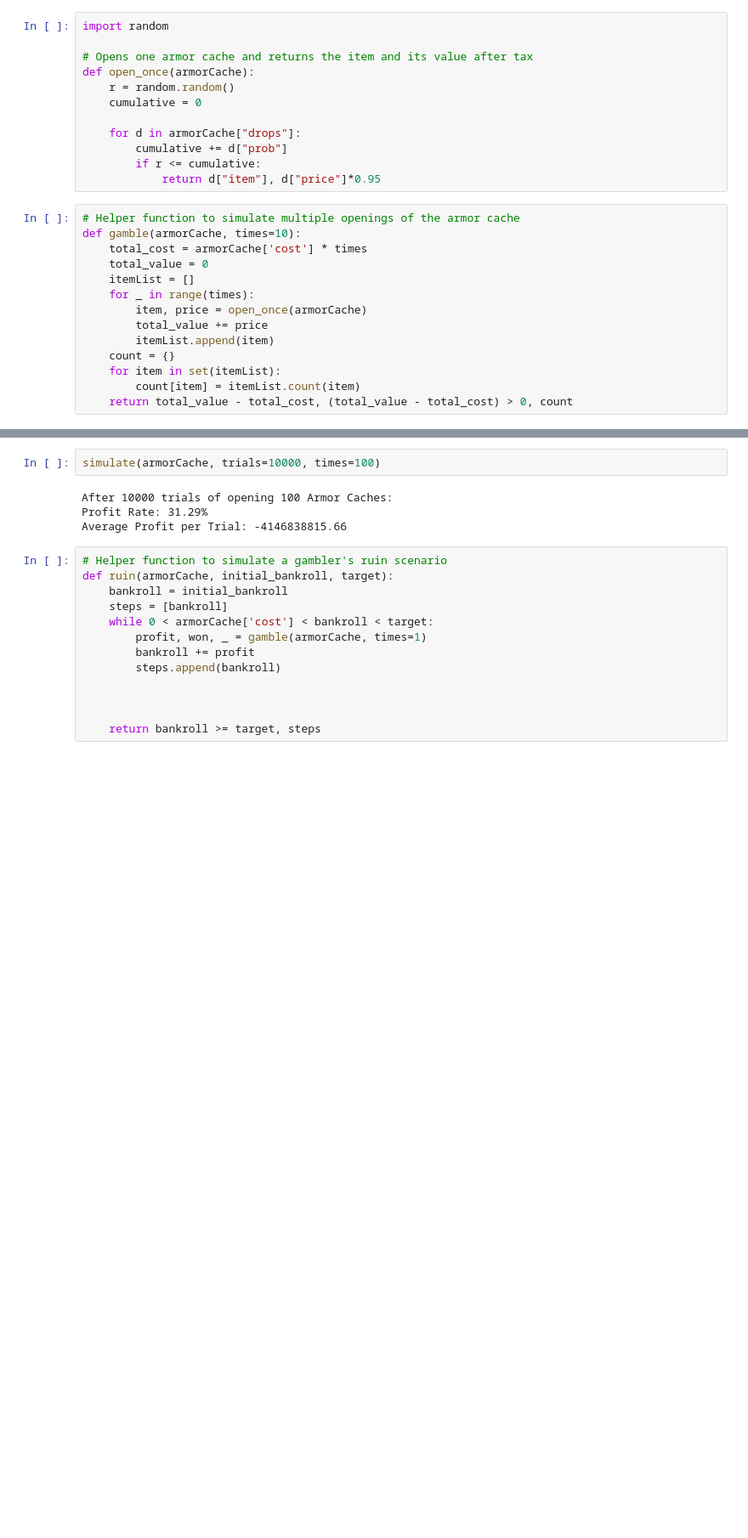
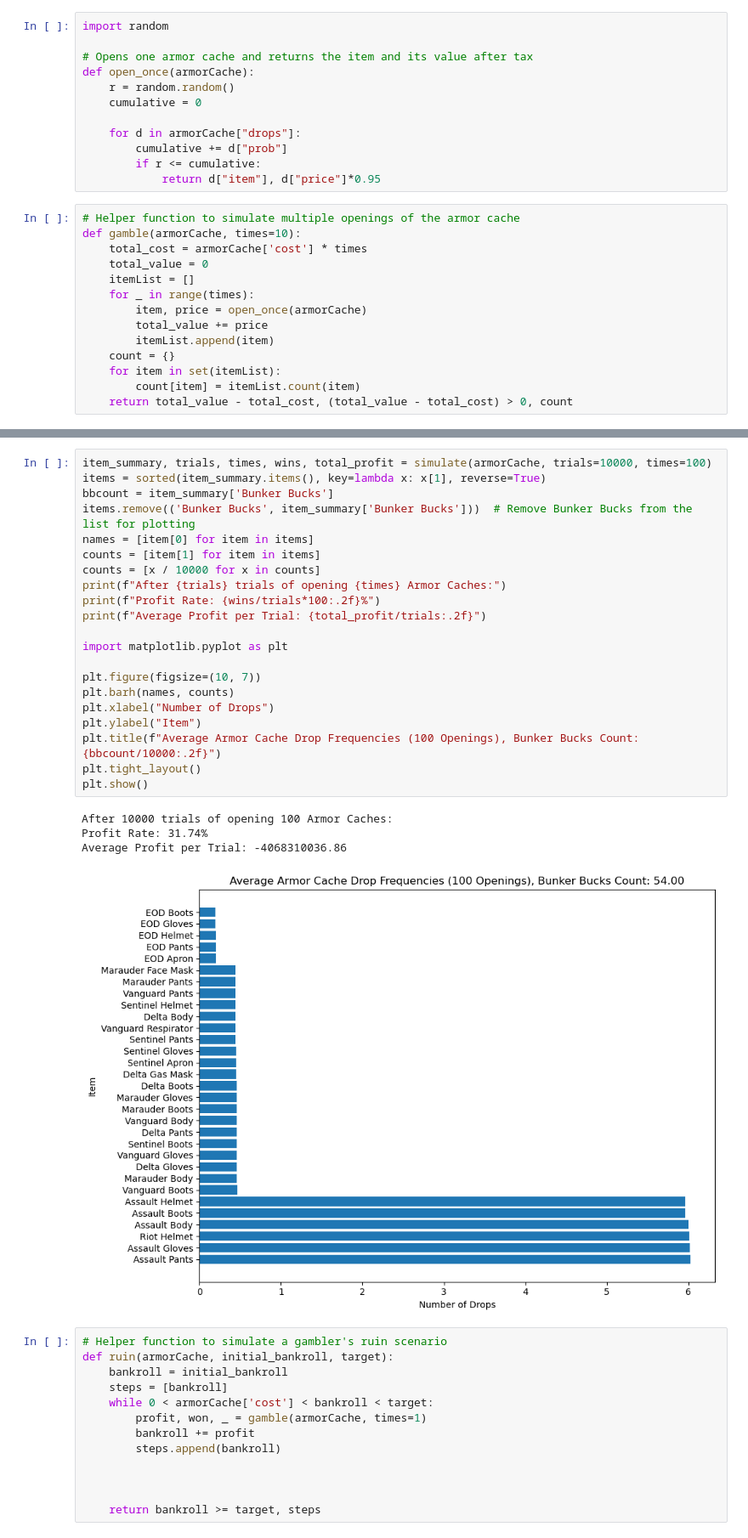
Before and after one commit to SuperXplorer/armorCache, a Jupyter notebook: armorCache.ipynb, the cells around one changed output, grey strips where cells are left out. Shown at 85% size. Cells and saved outputs as stored; diff of their text form; blank space fills up the shorter version.

```diff
--- a/armorCache.ipynb
+++ b/armorCache.ipynb
@@ -155,9 +161,29 @@ def simulate(armorCache, trials=1000, times=10):
 # %%
-simulate(armorCache, trials=10000, times=100)
+item_summary, trials, times, wins, total_profit = simulate(armorCache, trials=10000, times=100)
+items = sorted(item_summary.items(), key=lambda x: x[1], reverse=True)
+bbcount = item_summary['Bunker Bucks']
+items.remove(('Bunker Bucks', item_summary['Bunker Bucks']))  # Remove Bunker Bucks from the list for plotting
+names = [item[0] for item in items]
+counts = [item[1] for item in items]
+counts = [x / 10000 for x in counts]
+print(f"After {trials} trials of opening {times} Armor Caches:")
+print(f"Profit Rate: {wins/trials*100:.2f}%")
+print(f"Average Profit per Trial: {total_profit/trials:.2f}")
+
+import matplotlib.pyplot as plt
+
+plt.figure(figsize=(10, 7))
+plt.barh(names, counts)
+plt.xlabel("Number of Drops")
+plt.ylabel("Item")
+plt.title(f"Average Armor Cache Drop Frequencies (100 Openings), Bunker Bucks Count: {bbcount/10000:.2f}")
+plt.tight_layout()
+plt.show()
 # %% [output]
 After 10000 trials of opening 100 Armor Caches:
-Profit Rate: 31.29%
-Average Profit per Trial: -4146838815.66
+Profit Rate: 31.74%
+Average Profit per Trial: -4068310036.86
+[figure, added]
 # %%
 # Helper function to simulate a gambler's ruin scenario
 def ruin(armorCache, initial_bankroll, target):
```
Also changed, not shown: parts of 7 cells of this notebook.
